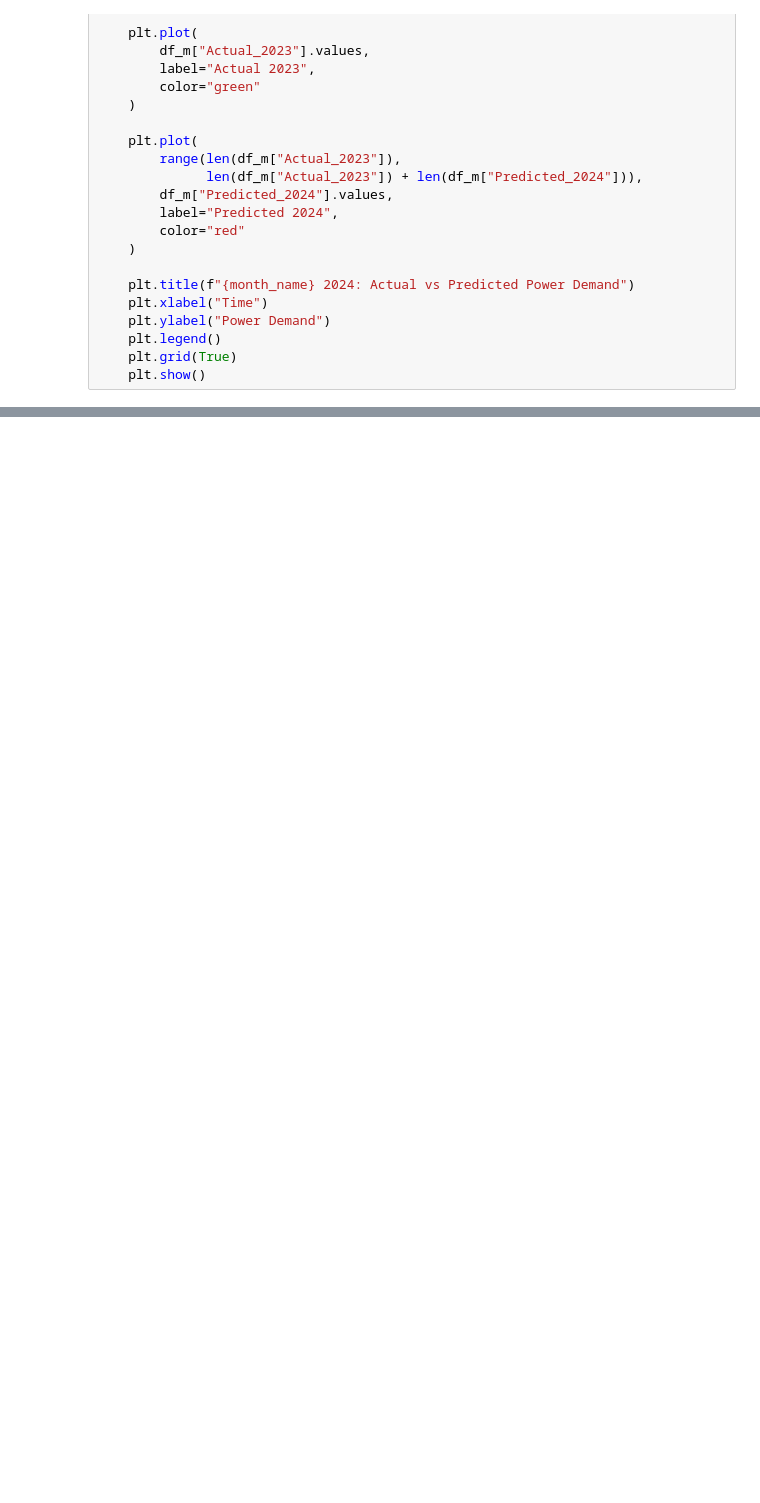
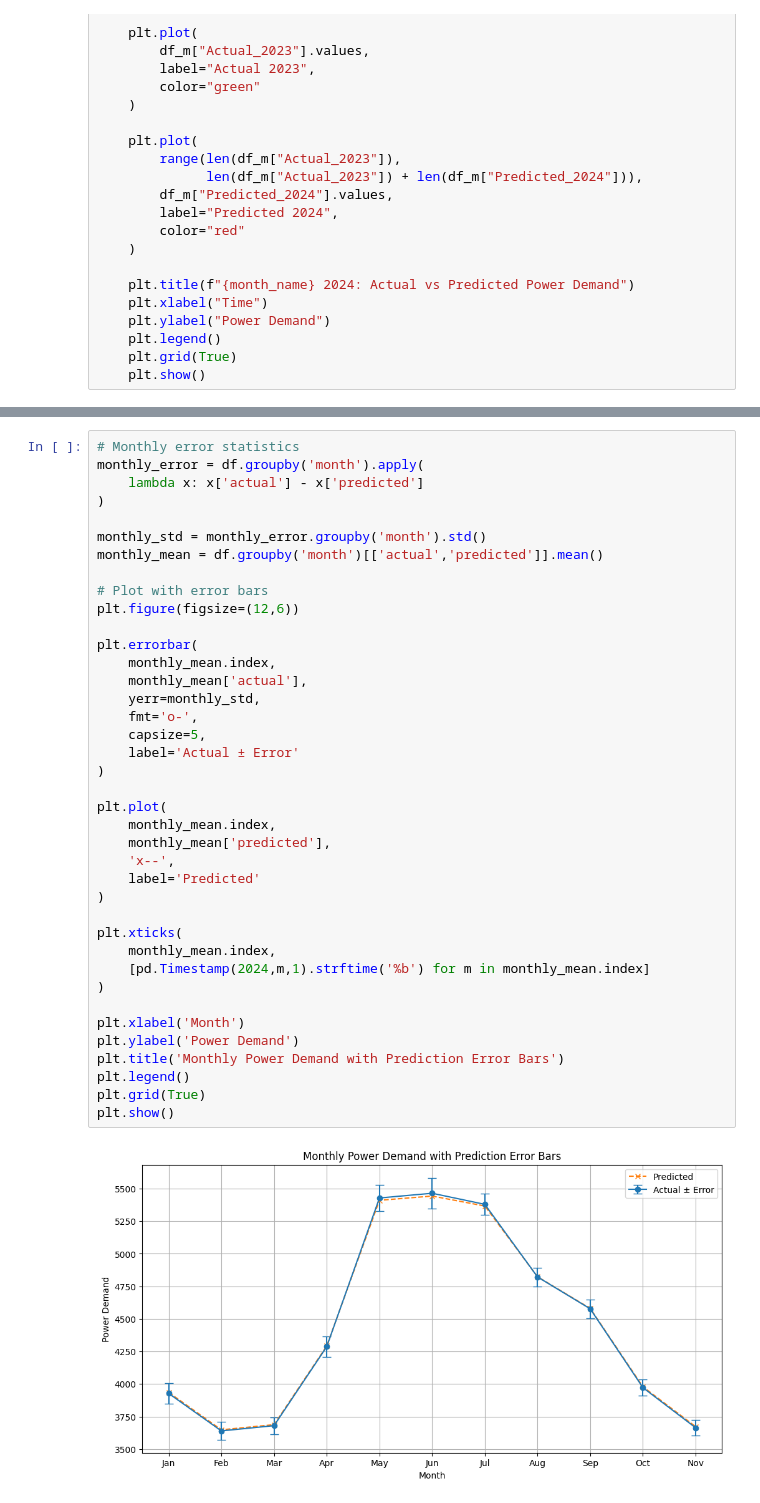
Before and after one commit to Danieljoshua720/Electricity-demand-forecasting-AIML, a Jupyter notebook: 1_year_prediction_.ipynb, the cells around one changed output, grey strips where cells are left out. Saved outputs shown, nothing was run; the diff lists cells and outputs as text; blank space fills up the shorter version.

```diff
--- a/1_year_prediction_.ipynb
+++ b/1_year_prediction_.ipynb
@@ -223,0 +305,41 @@ plot_monthwise(3, "March")
+# %%
+# Monthly error statistics
+monthly_error = df.groupby('month').apply(
+    lambda x: x['actual'] - x['predicted']
+)
+
+monthly_std = monthly_error.groupby('month').std()
+monthly_mean = df.groupby('month')[['actual','predicted']].mean()
+
+# Plot with error bars
+plt.figure(figsize=(12,6))
+
+plt.errorbar(
+    monthly_mean.index,
+    monthly_mean['actual'],
+    yerr=monthly_std,
+    fmt='o-',
+    capsize=5,
+    label='Actual ± Error'
+)
+
+plt.plot(
+    monthly_mean.index,
+    monthly_mean['predicted'],
+    'x--',
+    label='Predicted'
+)
+
+plt.xticks(
+    monthly_mean.index,
+    [pd.Timestamp(2024,m,1).strftime('%b') for m in monthly_mean.index]
+)
+
+plt.xlabel('Month')
+plt.ylabel('Power Demand')
+plt.title('Monthly Power Demand with Prediction Error Bars')
+plt.legend()
+plt.grid(True)
+plt.show()
+# %% [output]
+[figure, added]
```
Also changed, not shown: parts of 32 cells of this notebook.
